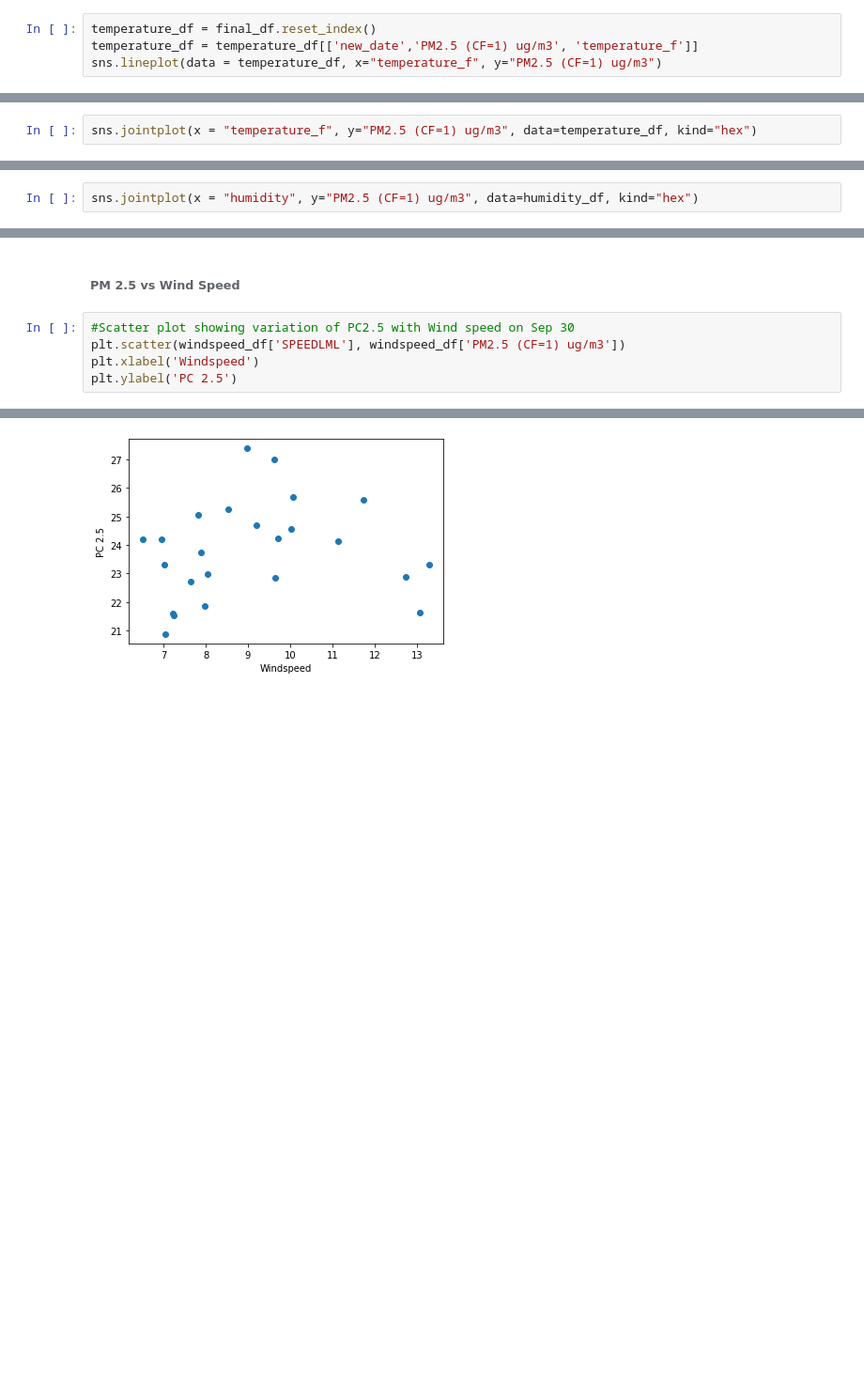
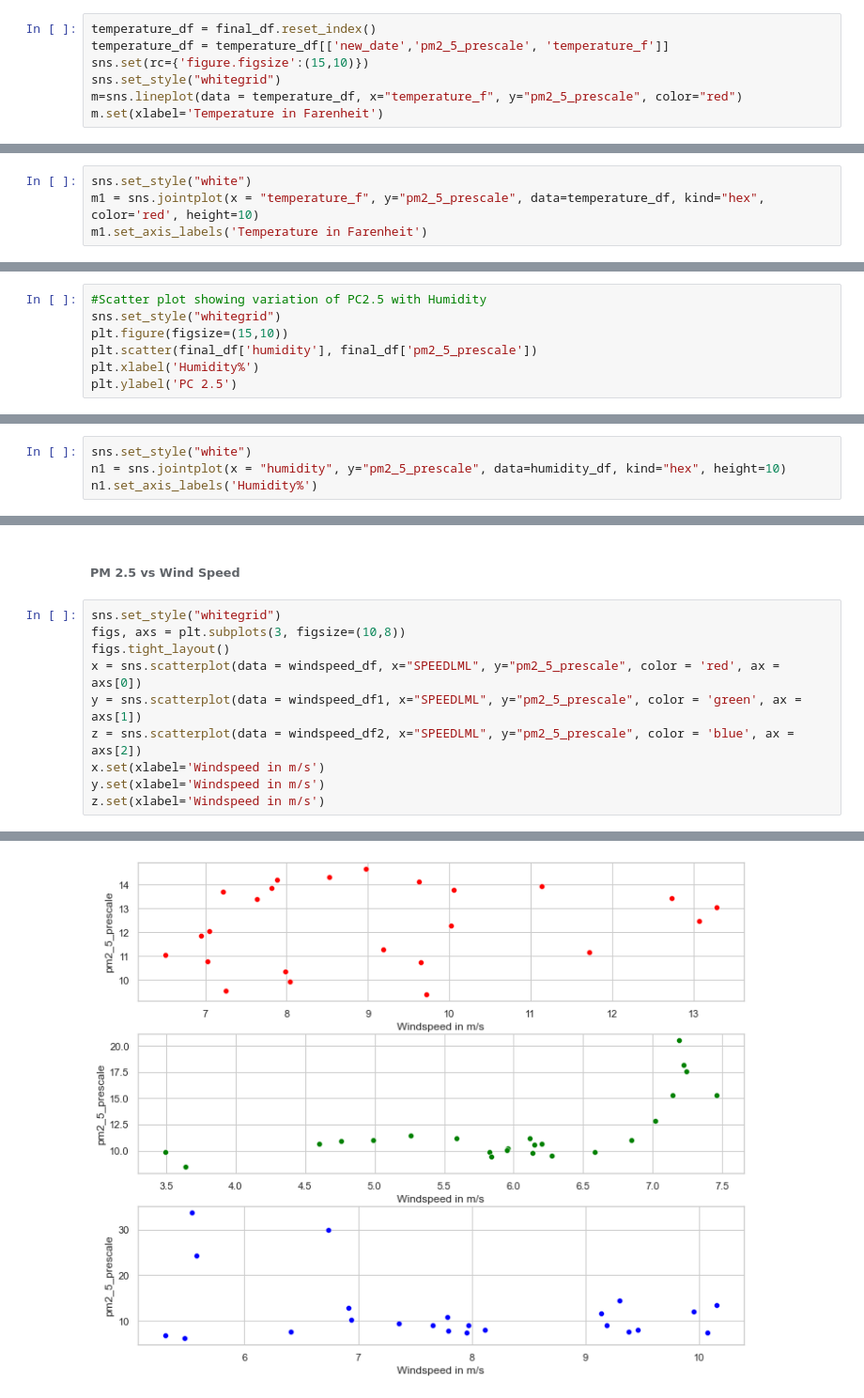
Before and after one commit to mihakim2/2021Fall_finals, a Jupyter notebook: correlations.ipynb, the cells around one changed output, grey strips where cells are left out. Shown at 94% size. Saved outputs shown, nothing was run; the diff lists cells and outputs as text; blank space fills up the shorter version.

```diff
--- a/correlations.ipynb
+++ b/correlations.ipynb
@@ -272,5 +392,8 @@ Text(0, 0.5, 'PC 2.5')
 # %%
 temperature_df = final_df.reset_index()
-temperature_df = temperature_df[['new_date','PM2.5 (CF=1) ug/m3', 'temperature_f']]
-sns.lineplot(data = temperature_df, x="temperature_f", y="PM2.5 (CF=1) ug/m3")
+temperature_df = temperature_df[['new_date','pm2_5_prescale', 'temperature_f']]
+sns.set(rc={'figure.figsize':(15,10)})
+sns.set_style("whitegrid")
+m=sns.lineplot(data = temperature_df, x="temperature_f", y="pm2_5_prescale", color="red")
+m.set(xlabel='Temperature in Farenheit')
 # %% [output]
@@ -279,4 +404,6 @@ sns.lineplot(data = temperature_df, x="temperature_f", y="PM2.5 (CF=1) ug/m3")
 # %%
-sns.jointplot(x = "temperature_f", y="PM2.5 (CF=1) ug/m3", data=temperature_df, kind="hex")
+sns.set_style("white")
+m1 = sns.jointplot(x = "temperature_f", y="pm2_5_prescale", data=temperature_df, kind="hex", color='red', height=10)
+m1.set_axis_labels('Temperature in Farenheit')
 # %% [output]
 <seaborn.axisgrid.JointGrid at 0x...>
@@ -293,0 +415,7 @@ Text(0, 0.5, 'PC 2.5')
+# %%
+#Scatter plot showing variation of PC2.5 with Humidity
+sns.set_style("whitegrid")
+plt.figure(figsize=(15,10))
+plt.scatter(final_df['humidity'], final_df['pm2_5_prescale'])
+plt.xlabel('Humidity%')
+plt.ylabel('PC 2.5')
@@ -301,4 +437,6 @@ sns.lineplot(data = humidity_df, x="humidity", y="PM2.5 (CF=1) ug/m3")
 # %%
-sns.jointplot(x = "humidity", y="PM2.5 (CF=1) ug/m3", data=humidity_df, kind="hex")
+sns.set_style("white")
+n1 = sns.jointplot(x = "humidity", y="pm2_5_prescale", data=humidity_df, kind="hex", height=10)
+n1.set_axis_labels('Humidity%')
 # %% [output]
 <seaborn.axisgrid.JointGrid at 0x...>
@@ -306,8 +446,13 @@ sns.jointplot(x = "humidity", y="PM2.5 (CF=1) ug/m3", data=humidity_df, kind="he
 # %% [markdown]
 <h6> PM 2.5 vs Wind Speed </h6>
 # %%
-#Scatter plot showing variation of PC2.5 with Wind speed on Sep 30
-plt.scatter(windspeed_df['SPEEDLML'], windspeed_df['PM2.5 (CF=1) ug/m3'])
-plt.xlabel('Windspeed')
-plt.ylabel('PC 2.5')
+sns.set_style("whitegrid")
+figs, axs = plt.subplots(3, figsize=(10,8))
+figs.tight_layout()
+x = sns.scatterplot(data = windspeed_df, x="SPEEDLML", y="pm2_5_prescale", color = 'red', ax = axs[0])
+y = sns.scatterplot(data = windspeed_df1, x="SPEEDLML", y="pm2_5_prescale", color = 'green', ax = axs[1])
+z = sns.scatterplot(data = windspeed_df2, x="SPEEDLML", y="pm2_5_prescale", color = 'blue', ax = axs[2])
+x.set(xlabel='Windspeed in m/s')
+y.set(xlabel='Windspeed in m/s')
+z.set(xlabel='Windspeed in m/s')
 # %% [output]
@@ -315 +460 @@ Text(0, 0.5, 'PC 2.5')
-[figure, old version]
+[figure, new version]
```
Also changed, not shown: parts of 71 cells of this notebook, 1 other file.
